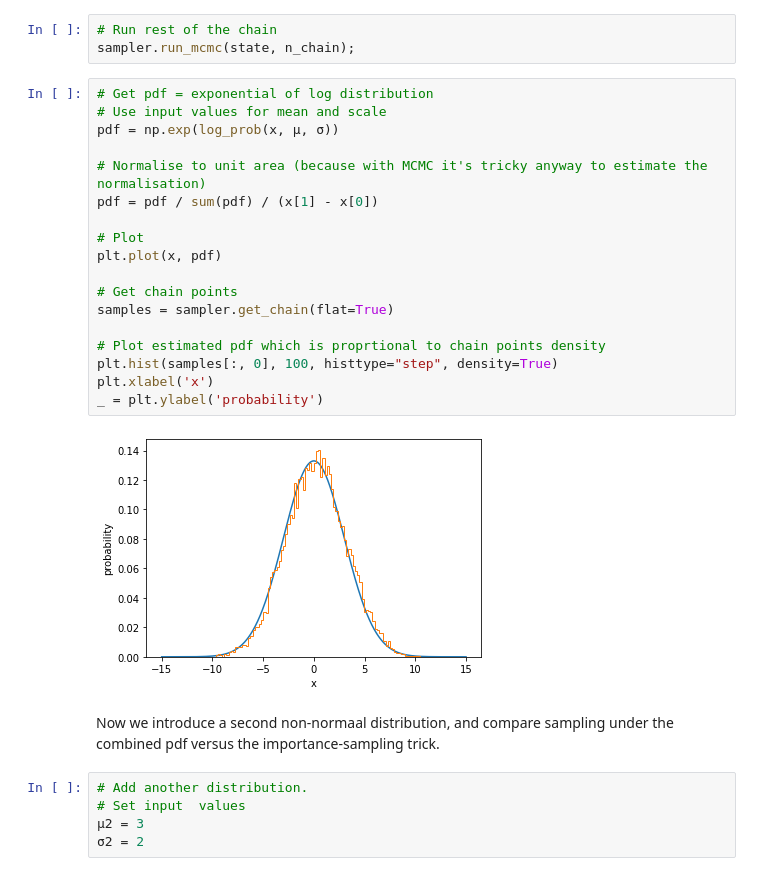
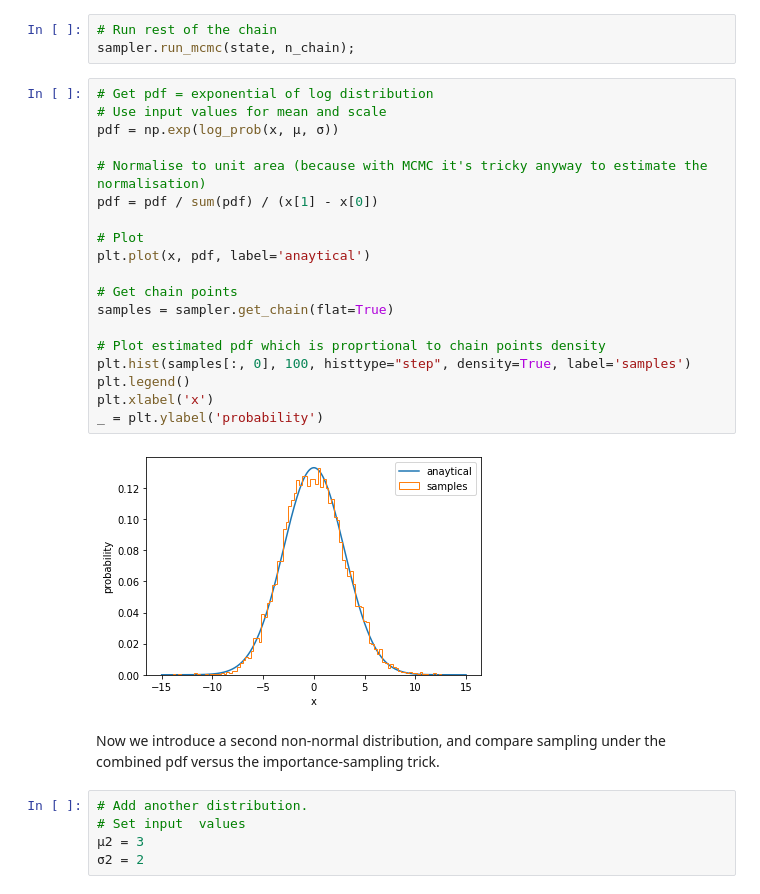
Before and after one commit to CosmoStat/Tutorials, a Jupyter notebook: importance_sampling.ipynb, the cells around one changed output. Saved outputs shown, nothing was run; the diff lists cells and outputs as text.

```diff
--- a/importance_sampling.ipynb
+++ b/importance_sampling.ipynb
@@ -101,25 +155,26 @@ sampler.run_mcmc(state, n_chain);
 # %%
 # Get pdf = exponential of log distribution
 # Use input values for mean and scale
 pdf = np.exp(log_prob(x, μ, σ))
 
 # Normalise to unit area (because with MCMC it's tricky anyway to estimate the normalisation)
 pdf = pdf / sum(pdf) / (x[1] - x[0])
 
 # Plot
-plt.plot(x, pdf)
+plt.plot(x, pdf, label='anaytical')
 
 # Get chain points
 samples = sampler.get_chain(flat=True)
 
 # Plot estimated pdf which is proprtional to chain points density
-plt.hist(samples[:, 0], 100, histtype="step", density=True)
+plt.hist(samples[:, 0], 100, histtype="step", density=True, label='samples')
+plt.legend()
 plt.xlabel('x')
 _ = plt.ylabel('probability')
 # %% [output]
-[figure, old version]
+[figure, new version]
 # %% [markdown]
-Now we introduce a second non-normaal distribution, and compare sampling under the combined
+Now we introduce a second non-normal distribution, and compare sampling under the combined
 pdf versus the importance-sampling trick.
 # %%
 # Add another distribution.
```
Also changed, not shown: parts of 21 cells of this notebook, 1 other file.
